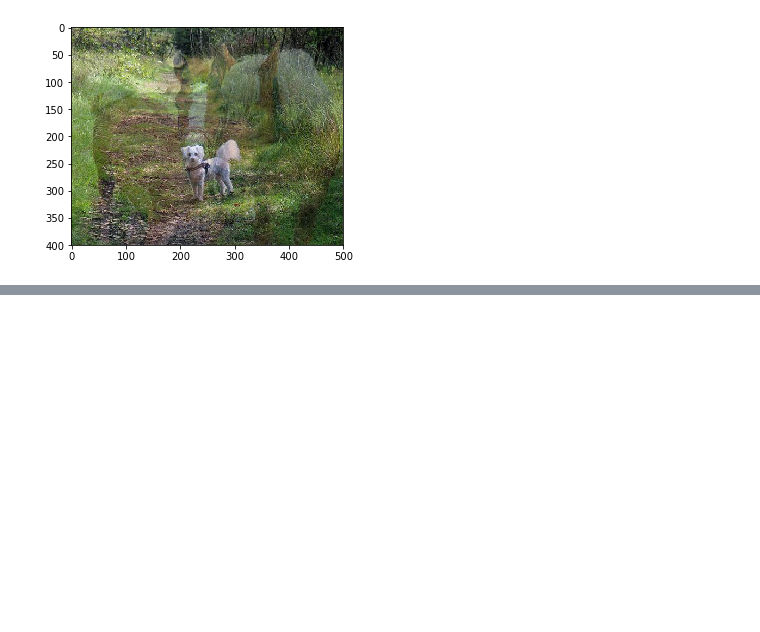
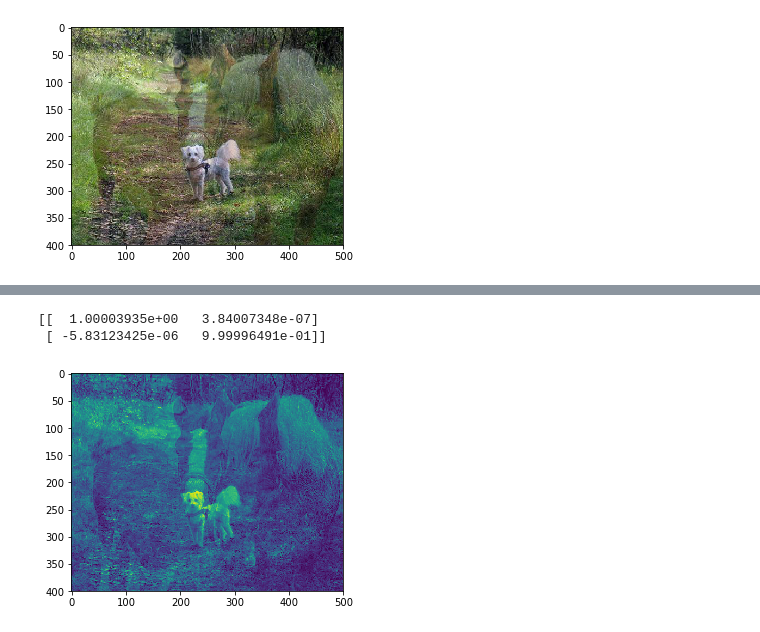
Before and after one commit to crucis/ICA, a Jupyter notebook: Exercicio Imagens - 1.ipynb, the cells around one changed output, grey strips where cells are left out. Drawn from its saved outputs; the diff is of its cells as text; code cells hidden in the pictures; blank space fills up the shorter version.

```diff
--- a/Exercicio Imagens - 1.ipynb
+++ b/Exercicio Imagens - 1.ipynb
@@ -162,3 +119,10 @@ ValueError: Found array with dim 3. Estimator expected <= 2.
+# %%
+plt.imshow(np.reshape(np.dot(WFeedback, mixtures[:,:,2])[1] ,(400,500)))
+print(WFeedback)
+# %% [output]
+[[  1.00003935e+00   3.84007348e-07]
+ [ -5.83123425e-06   9.99996491e-01]]
+[figure, added]
 # %%
 reconstructed_yForward = np.reshape(np.dot(WForward, mixtures), (n_images, ) + original_shape)
 plt.figure(figsize = (12,12))
```
Also changed, not shown: parts of 11 cells of this notebook.
